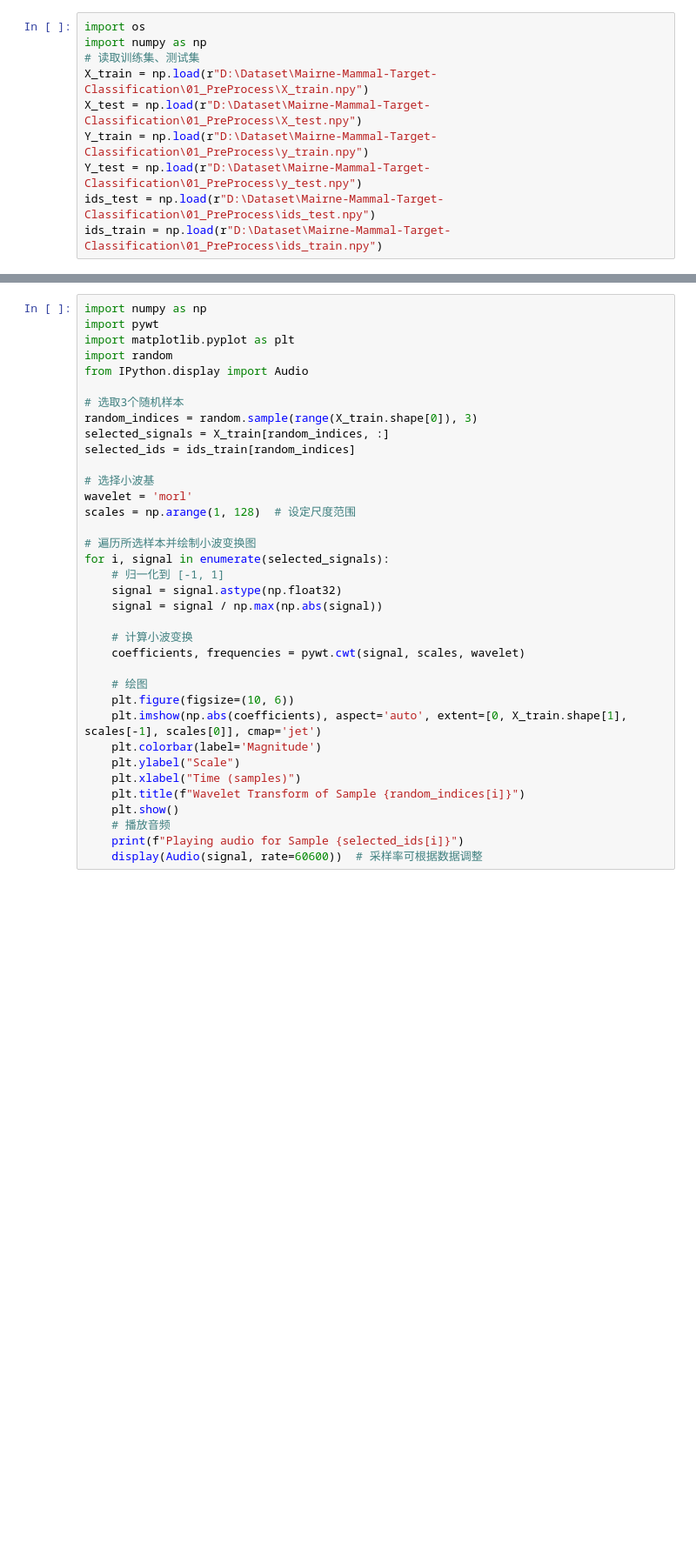
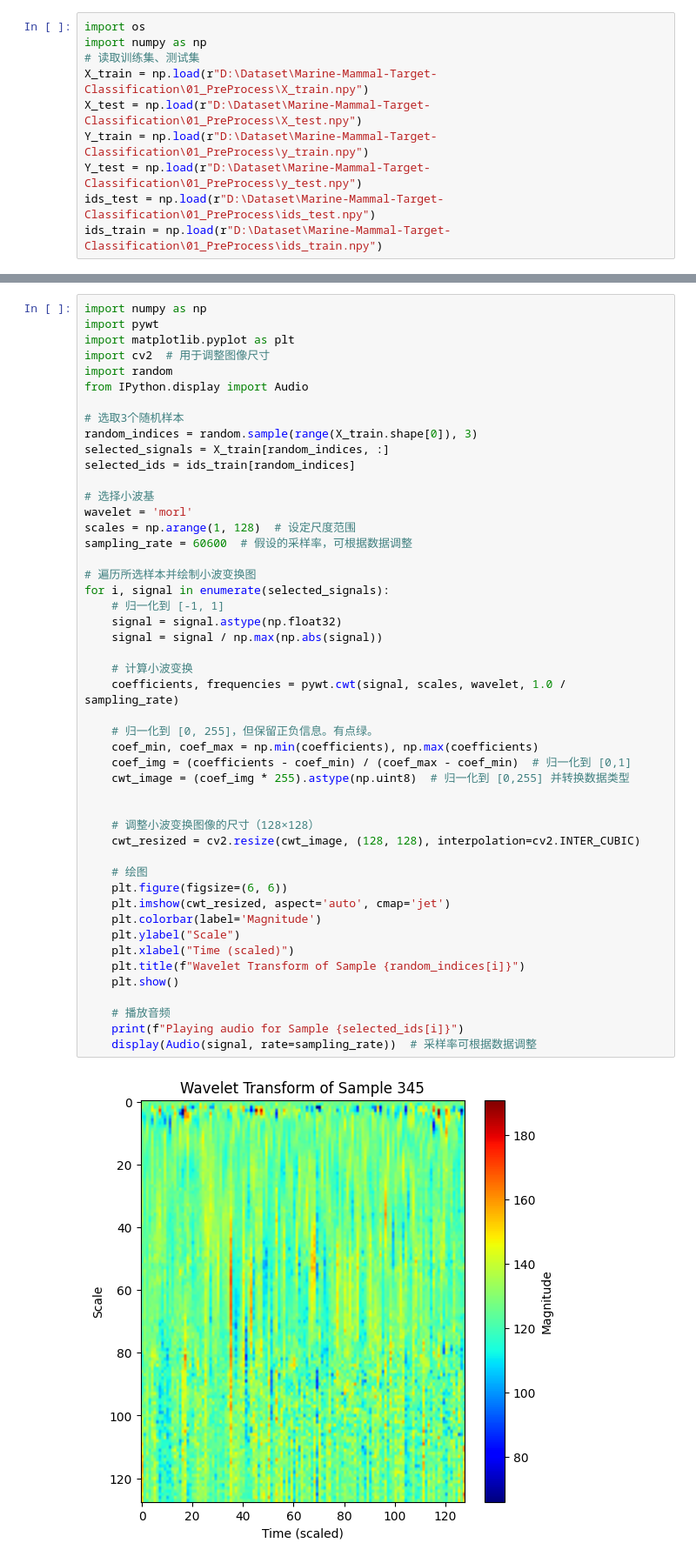
Before and after one commit to Chico1378/Marine-Mammal-Target-Classification, a Jupyter notebook: 02_Features/F_wavelet_eg.ipynb, the cells around one changed output, grey strips where cells are left out. Shown at 87% size. Saved outputs shown, nothing was run; the diff lists cells and outputs as text; blank space fills up the shorter version.

```diff
--- a/02_Features/F_wavelet_eg.ipynb
+++ b/02_Features/F_wavelet_eg.ipynb
@@ -2,9 +2,9 @@
 import os
 import numpy as np
 # 读取训练集、测试集
-X_train = np.load(r"D:\Dataset\Mairne-Mammal-Target-Classification\01_PreProcess\X_train.npy")
-X_test = np.load(r"D:\Dataset\Mairne-Mammal-Target-Classification\01_PreProcess\X_test.npy")
-Y_train = np.load(r"D:\Dataset\Mairne-Mammal-Target-Classification\01_PreProcess\y_train.npy")
-Y_test = np.load(r"D:\Dataset\Mairne-Mammal-Target-Classification\01_PreProcess\y_test.npy")
-ids_test = np.load(r"D:\Dataset\Mairne-Mammal-Target-Classification\01_PreProcess\ids_test.npy")
-ids_train = np.load(r"D:\Dataset\Mairne-Mammal-Target-Classification\01_PreProcess\ids_train.npy")
+X_train = np.load(r"D:\Dataset\Marine-Mammal-Target-Classification\01_PreProcess\X_train.npy")
+X_test = np.load(r"D:\Dataset\Marine-Mammal-Target-Classification\01_PreProcess\X_test.npy")
+Y_train = np.load(r"D:\Dataset\Marine-Mammal-Target-Classification\01_PreProcess\y_train.npy")
+Y_test = np.load(r"D:\Dataset\Marine-Mammal-Target-Classification\01_PreProcess\y_test.npy")
+ids_test = np.load(r"D:\Dataset\Marine-Mammal-Target-Classification\01_PreProcess\ids_test.npy")
+ids_train = np.load(r"D:\Dataset\Marine-Mammal-Target-Classification\01_PreProcess\ids_train.npy")
@@ -62,35 +87,49 @@ for file_path in file_paths:
 import numpy as np
 import pywt
 import matplotlib.pyplot as plt
+import cv2  # 用于调整图像尺寸
 import random
 from IPython.display import Audio
 
 # 选取3个随机样本
 random_indices = random.sample(range(X_train.shape[0]), 3)
 selected_signals = X_train[random_indices, :]
 selected_ids = ids_train[random_indices]
 
 # 选择小波基
 wavelet = 'morl'
 scales = np.arange(1, 128)  # 设定尺度范围
+sampling_rate = 60600  # 假设的采样率，可根据数据调整
 
 # 遍历所选样本并绘制小波变换图
 for i, signal in enumerate(selected_signals):
     # 归一化到 [-1, 1]
     signal = signal.astype(np.float32)
     signal = signal / np.max(np.abs(signal))
 
     # 计算小波变换
-    coefficients, frequencies = pywt.cwt(signal, scales, wavelet)
+    coefficients, frequencies = pywt.cwt(signal, scales, wavelet, 1.0 / sampling_rate)
+
+    # 归一化到 [0, 255]，但保留正负信息。有点绿。
+    coef_min, coef_max = np.min(coefficients), np.max(coefficients)
+    coef_img = (coefficients - coef_min) / (coef_max - coef_min)  # 归一化到 [0,1]
+    cwt_image = (coef_img * 255).astype(np.uint8)  # 归一化到 [0,255] 并转换数据类型
+
+
+    # 调整小波变换图像的尺寸（128×128）
+    cwt_resized = cv2.resize(cwt_image, (128, 128), interpolation=cv2.INTER_CUBIC)
 
     # 绘图
-    plt.figure(figsize=(10, 6))
-    plt.imshow(np.abs(coefficients), aspect='auto', extent=[0, X_train.shape[1], scales[-1], scales[0]], cmap='jet')
+    plt.figure(figsize=(6, 6))
+    plt.imshow(cwt_resized, aspect='auto', cmap='jet')
     plt.colorbar(label='Magnitude')
     plt.ylabel("Scale")
-    plt.xlabel("Time (samples)")
+    plt.xlabel("Time (scaled)")
     plt.title(f"Wavelet Transform of Sample {random_indices[i]}")
     plt.show()
+
     # 播放音频
     print(f"Playing audio for Sample {selected_ids[i]}")
-    display(Audio(signal, rate=60600))  # 采样率可根据数据调整
+    display(Audio(signal, rate=sampling_rate))  # 采样率可根据数据调整
+# %% [output]
+[figure, added]
```
Also changed, not shown: parts of 4 cells of this notebook.
